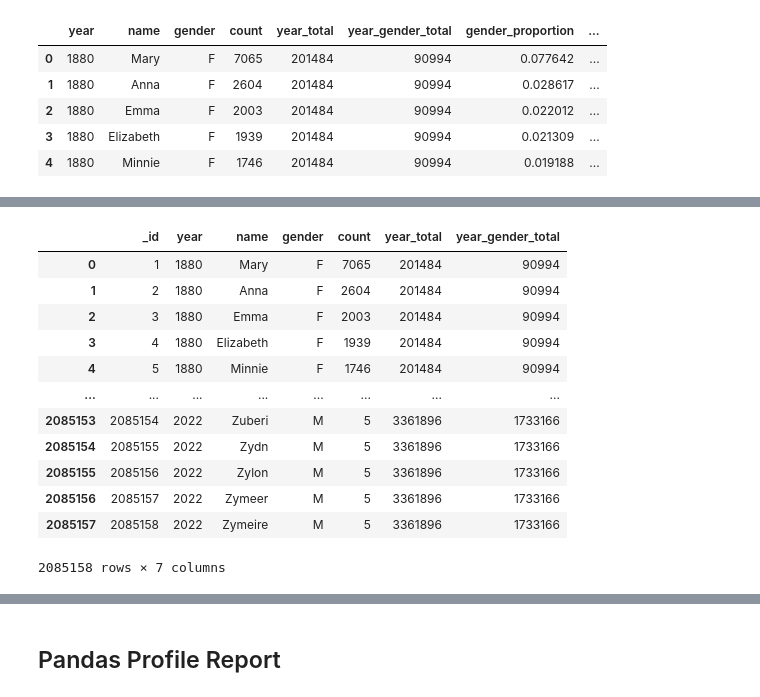
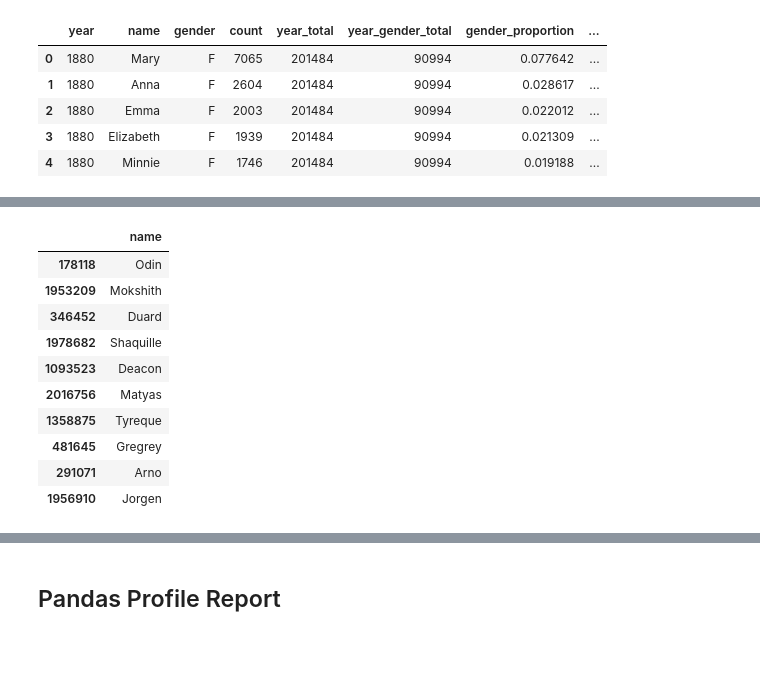
Before and after one commit to jackolantern11/baby_flask, a Jupyter notebook: explore_data.ipynb, the cells around one changed output, grey strips where cells are left out. Saved outputs shown, nothing was run; the diff lists cells and outputs as text; code cells hidden in the pictures; blank space fills up the shorter version.

```diff
--- a/explore_data.ipynb
+++ b/explore_data.ipynb
@@ -233,7 +221,7 @@ df.head()
 from sqlalchemy import create_engine, select, text
 from sqlalchemy.orm import Session
 
-db_uri = r'sqlite:///C:\Users\z0f010w.HOMEOFFICE\PycharmProjects\baby_flask\data-dev.sqlite'
+db_uri = r'sqlite:///data-dev.sqlite'
 engine = create_engine(db_uri, echo=True)
 
 query = '''select fd._id, fd.year, fd.name, fd.gender, fd.count,
@@ -254,19 +242,17 @@ with Session(engine) as session:
-# %%
-df
-# %% [output]
-|  | _id | year | name | gender | count | year_total | year_gender_total |
-| 0 | 1 | 1880 | Mary | F | 7065 | 201484 | 90994 |
-| 1 | 2 | 1880 | Anna | F | 2604 | 201484 | 90994 |
-| 2 | 3 | 1880 | Emma | F | 2003 | 201484 | 90994 |
-| 3 | 4 | 1880 | Elizabeth | F | 1939 | 201484 | 90994 |
-| 4 | 5 | 1880 | Minnie | F | 1746 | 201484 | 90994 |
-| ... | ... | ... | ... | ... | ... | ... | ... |
-| 2085153 | 2085154 | 2022 | Zuberi | M | 5 | 3361896 | 1733166 |
-| 2085154 | 2085155 | 2022 | Zydn | M | 5 | 3361896 | 1733166 |
-| 2085155 | 2085156 | 2022 | Zylon | M | 5 | 3361896 | 1733166 |
-| 2085156 | 2085157 | 2022 | Zymeer | M | 5 | 3361896 | 1733166 |
-| 2085157 | 2085158 | 2022 | Zymeire | M | 5 | 3361896 | 1733166 |
-2085158 rows × 7 columns
+# %%
+df[df['gender'] == 'M'][['name']].sample(10)
+# %% [output]
+|  | name |
+| 178118 | Odin |
+| 1953209 | Mokshith |
+| 346452 | Duard |
+| 1978682 | Shaquille |
+| 1093523 | Deacon |
+| 2016756 | Matyas |
+| 1358875 | Tyreque |
+| 481645 | Gregrey |
+| 291071 | Arno |
+| 1956910 | Jorgen |
 # %%
 df3 = df.groupby('year', as_index=False)['count'].sum()
 
```
Also changed, not shown: parts of 5 cells of this notebook, 5 other files.
